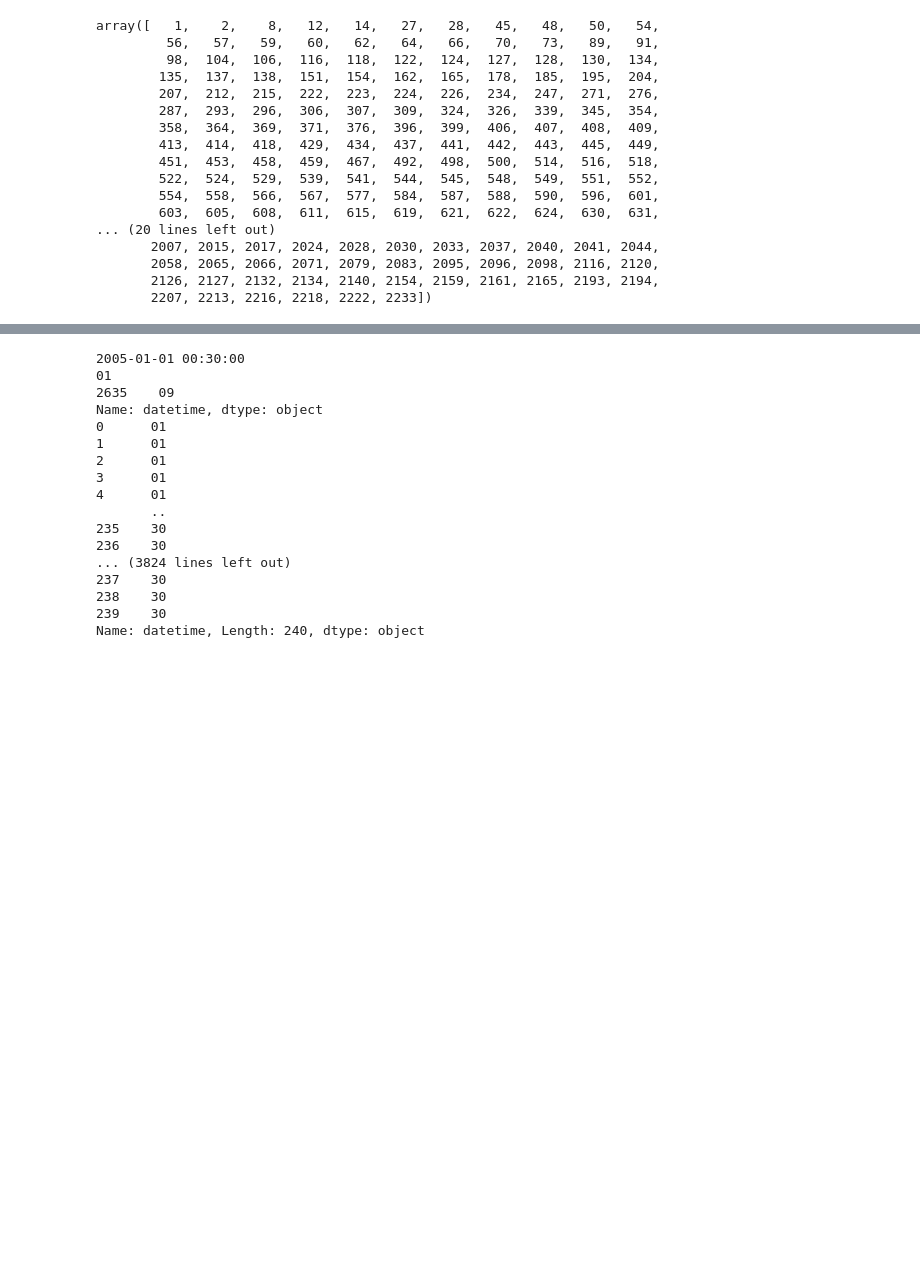
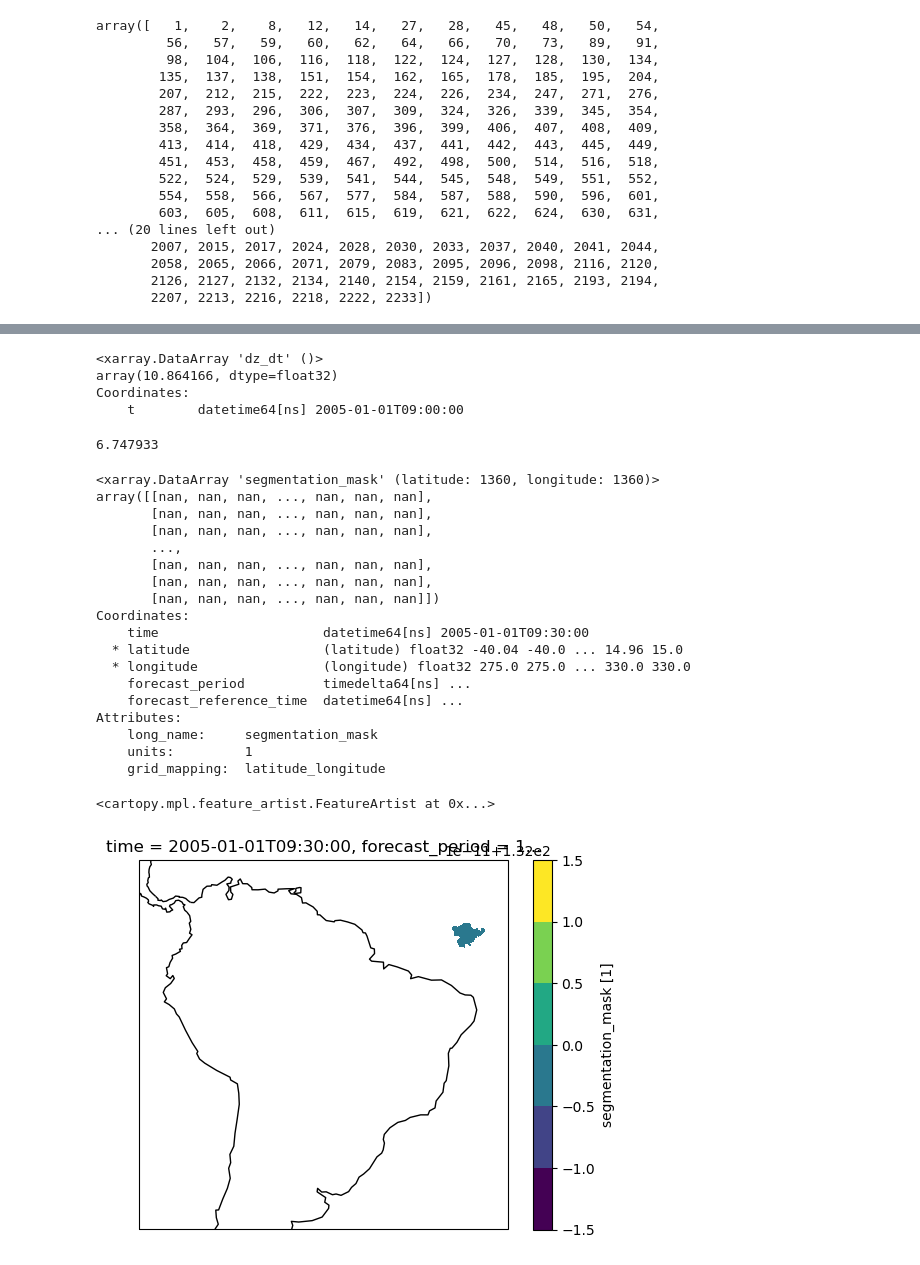
Before and after one commit to harrietgilmour/cold-core-filtering, a Jupyter notebook: precip_&_coldcore_single_cell_loop.ipynb, the cells around one changed output, grey strips where cells are left out. Cells and saved outputs as stored; diff of their text form; code cells hidden in the pictures; blank space fills up the shorter version.

Commit message:
vert_vel implementation working correctly!

```diff
--- a/precip_&_coldcore_single_cell_loop.ipynb
+++ b/precip_&_coldcore_single_cell_loop.ipynb
@@ -506,30 +463,9 @@ if vert_vel_df['datetime'].equals(subset['datetime'][subset.frame == frame]):
-# %%
-for time in vert_vel_df['datetime'].dt.strftime('%Y-%m-%d %H:30:00'):
-    print(time)
-    for day in subset['datetime'][subset.frame == frame].dt.strftime('%m'):
-        print(day)
-        print(subset['datetime'][subset.frame == frame].dt.strftime('%d'))
-        print(vert_vel_df['datetime'].dt.strftime('%d'))
-        if subset['datetime'][subset.frame == frame].dt.strftime('%d').equals(vert_vel_df['datetime'].dt.strftime('%d')):
-            print('THIS WORKS !!!!!!')
-            print(vert_vel_df.index)
-        else:
-            continue
-# %% [output]
-2005-01-01 00:30:00
-01
-2635    09
-Name: datetime, dtype: object
-0      01
-1      01
-2      01
-3      01
-4      01
-       ..
-235    30
-236    30
-... (3824 lines left out)
-237    30
-238    30
-239    30
-Name: datetime, Length: 240, dtype: object
+# %%
+vel_w = vert_vel[3,:,:,:]
+vel_w_max = vel_w.max()
+print(vel_w_max)
+# %% [output]
+<xarray.DataArray 'dz_dt' ()>
+array(10.864166, dtype=float32)
+Coordinates:
+    t        datetime64[ns] 2005-01-01T09:00:00
@@ -535,0 +474,36 @@ Name: datetime, Length: 240, dtype: object
+# %%
+values_vel = vel_w.where(seg_mask.coords['mask'].values > 0) # extract only the w values within the segmented cell
+array_vel = values_vel.values.flatten()
+values_vel = array_vel[~np.isnan(array_vel)] # convert these into a 1D array with no nans
+print(values_vel.max())
+# %% [output]
+6.747933
+# %%
+seg_mask = seg.where(labels == label)
+
+print(seg_mask)
+
+ax = plt.axes(projection=ccrs.PlateCarree())
+seg_mask.plot.contourf(ax=ax,transform=ccrs.PlateCarree(),zorder=5)
+ax.coastlines()
+# %% [output]
+<xarray.DataArray 'segmentation_mask' (latitude: 1360, longitude: 1360)>
+array([[nan, nan, nan, ..., nan, nan, nan],
+       [nan, nan, nan, ..., nan, nan, nan],
+       [nan, nan, nan, ..., nan, nan, nan],
+       ...,
+       [nan, nan, nan, ..., nan, nan, nan],
+       [nan, nan, nan, ..., nan, nan, nan],
+       [nan, nan, nan, ..., nan, nan, nan]])
+Coordinates:
+    time                     datetime64[ns] 2005-01-01T09:30:00
+  * latitude                 (latitude) float32 -40.04 -40.0 ... 14.96 15.0
+  * longitude                (longitude) float32 275.0 275.0 ... 330.0 330.0
+    forecast_period          timedelta64[ns] ...
+    forecast_reference_time  datetime64[ns] ...
+Attributes:
+    long_name:     segmentation_mask
+    units:         1
+    grid_mapping:  latitude_longitude
+<cartopy.mpl.feature_artist.FeatureArtist at 0x...>
+[figure, added]
```
Also changed, not shown: parts of 18 cells of this notebook.
